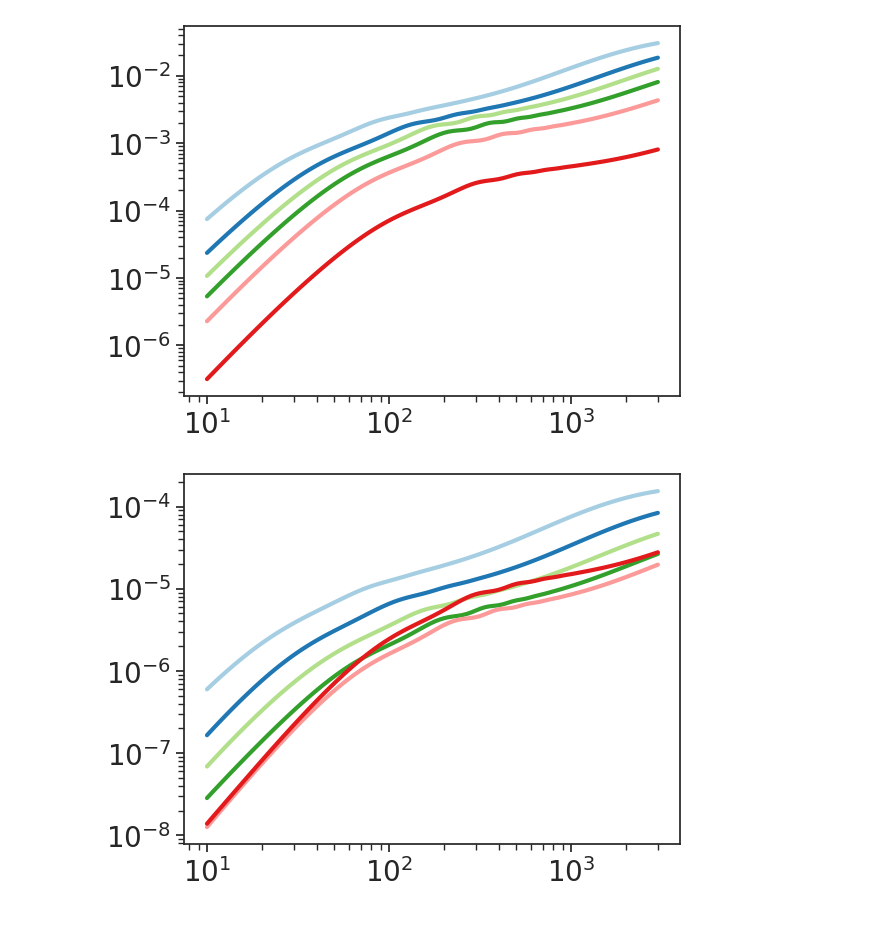
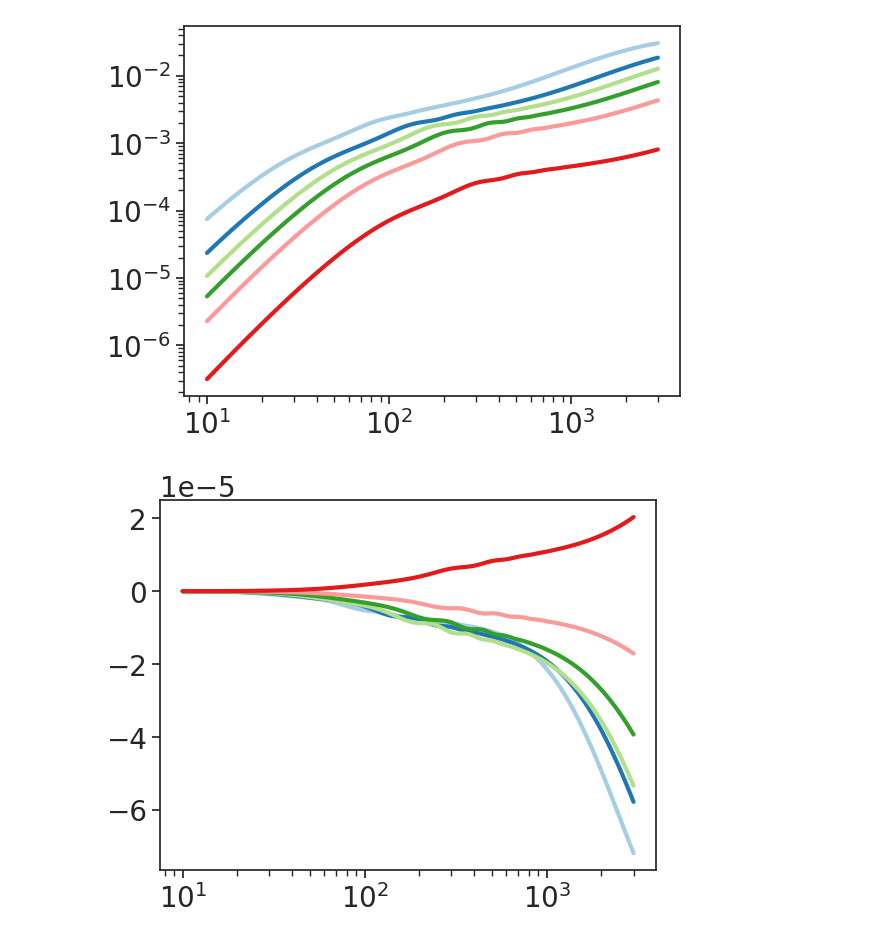
Before and after one commit to cloe-org/cloelib, a Jupyter notebook: notebooks/observables/photo.ipynb, the cells around one changed output. Drawn from its saved outputs; the diff is of its cells as text; code cells hidden in the pictures.

```diff
--- a/notebooks/observables/photo.ipynb
+++ b/notebooks/observables/photo.ipynb
@@ -128,7 +132,7 @@ tracer_she = photo.ShearTracer(nonlinear_pert,
                             dndz=my_dndz_pos_norm,
                             z = myz,
                             intrinsic_aligment_model='zNLA',
-                            nuisance_params={'param1': 1.0})
+                            nuisance_params={'AIA': 1.72, 'CIA': 0.0134, 'EtaIA':-0.41})
 
 tracer_pos = photo.PositionsTracer(nonlinear_pert,
                             dndz=my_dndz_pos_norm,
@@ -158,9 +162,9 @@ for i in range(6):
 # %%
 ell_range = np.logspace(1., np.log10(3000), 100)
 for i in range(6):
-    plt.loglog(ell_range, ell_range*ell_range*Cl_GL[:,i,i])
+    plt.semilogx(ell_range, ell_range*ell_range*Cl_GL[:,i,i])
 # %% [output]
-[figure, old version]
+[figure, new version]
 # %%
 ell_range = np.logspace(1., np.log10(3000), 100)
 for i in range(6):
```
Also changed, not shown: parts of 4 cells of this notebook, 1 other file.
